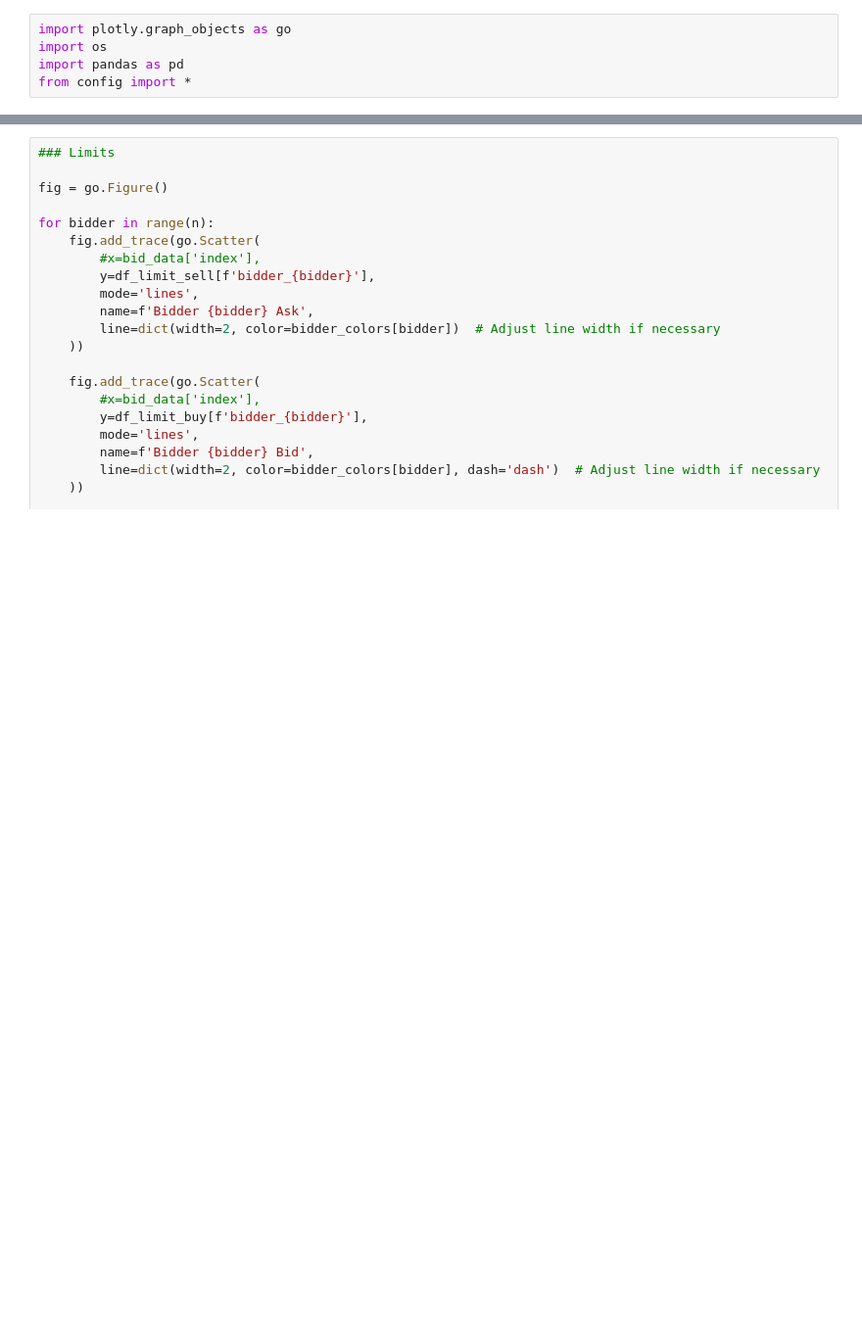
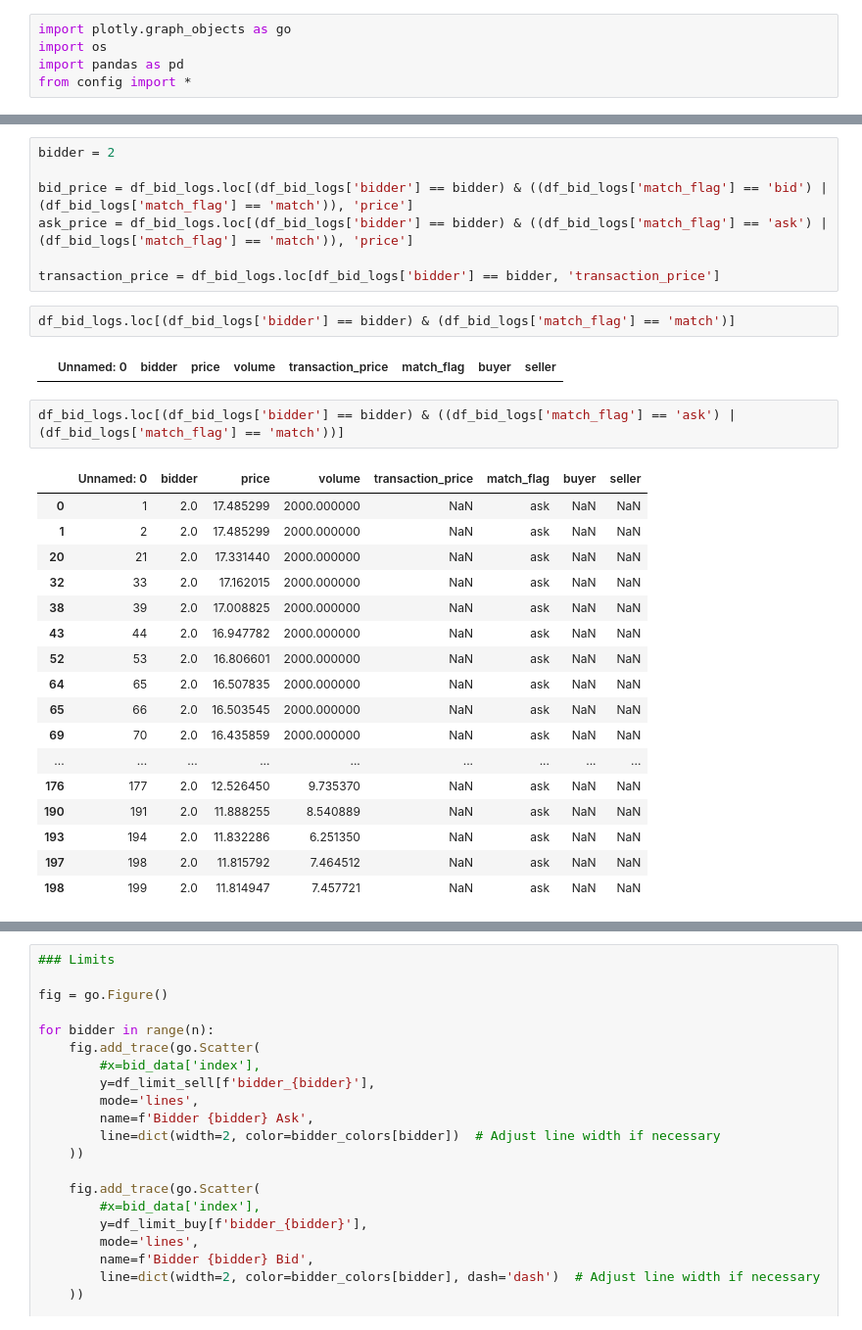
Before and after one commit to KenFelder/Spot-Market-Bidding, a Jupyter notebook: Sketchbook.ipynb, the cells around one changed output, grey strips where cells are left out. Shown at 98% size. Saved outputs shown, nothing was run; the diff lists cells and outputs as text; blank space fills up the shorter version.

```diff
--- a/Sketchbook.ipynb
+++ b/Sketchbook.ipynb
@@ -80 +134,32 @@ df_bid_logs
+# %%
+bidder = 2
+
+bid_price = df_bid_logs.loc[(df_bid_logs['bidder'] == bidder) & ((df_bid_logs['match_flag'] == 'bid') | (df_bid_logs['match_flag'] == 'match')), 'price']
+ask_price = df_bid_logs.loc[(df_bid_logs['bidder'] == bidder) & ((df_bid_logs['match_flag'] == 'ask') | (df_bid_logs['match_flag'] == 'match')), 'price']
+
+transaction_price = df_bid_logs.loc[df_bid_logs['bidder'] == bidder, 'transaction_price']
+# %%
+df_bid_logs.loc[(df_bid_logs['bidder'] == bidder) & (df_bid_logs['match_flag'] == 'match')]
+# %% [output]
+|  | Unnamed: 0 | bidder | price | volume | transaction_price | match_flag | buyer | seller |
+# %%
+df_bid_logs.loc[(df_bid_logs['bidder'] == bidder) & ((df_bid_logs['match_flag'] == 'ask') | (df_bid_logs['match_flag'] == 'match'))]
+# %% [output]
+|  | Unnamed: 0 | bidder | price | volume | transaction_price | match_flag | buyer | seller |
+| 0 | 1 | 2.0 | 17.485299 | 2000.000000 | NaN | ask | NaN | NaN |
+| 1 | 2 | 2.0 | 17.485299 | 2000.000000 | NaN | ask | NaN | NaN |
+| 20 | 21 | 2.0 | 17.331440 | 2000.000000 | NaN | ask | NaN | NaN |
+| 32 | 33 | 2.0 | 17.162015 | 2000.000000 | NaN | ask | NaN | NaN |
+| 38 | 39 | 2.0 | 17.008825 | 2000.000000 | NaN | ask | NaN | NaN |
+| 43 | 44 | 2.0 | 16.947782 | 2000.000000 | NaN | ask | NaN | NaN |
+| 52 | 53 | 2.0 | 16.806601 | 2000.000000 | NaN | ask | NaN | NaN |
+| 64 | 65 | 2.0 | 16.507835 | 2000.000000 | NaN | ask | NaN | NaN |
+| 65 | 66 | 2.0 | 16.503545 | 2000.000000 | NaN | ask | NaN | NaN |
+| 69 | 70 | 2.0 | 16.435859 | 2000.000000 | NaN | ask | NaN | NaN |
+| ... | ... | ... | ... | ... | ... | ... | ... | ... |
+| 176 | 177 | 2.0 | 12.526450 | 9.735370 | NaN | ask | NaN | NaN |
+| 190 | 191 | 2.0 | 11.888255 | 8.540889 | NaN | ask | NaN | NaN |
+| 193 | 194 | 2.0 | 11.832286 | 6.251350 | NaN | ask | NaN | NaN |
+| 197 | 198 | 2.0 | 11.815792 | 7.464512 | NaN | ask | NaN | NaN |
+| 198 | 199 | 2.0 | 11.814947 | 7.457721 | NaN | ask | NaN | NaN |
 # %%
```
Also changed, not shown: parts of 19 cells of this notebook.
